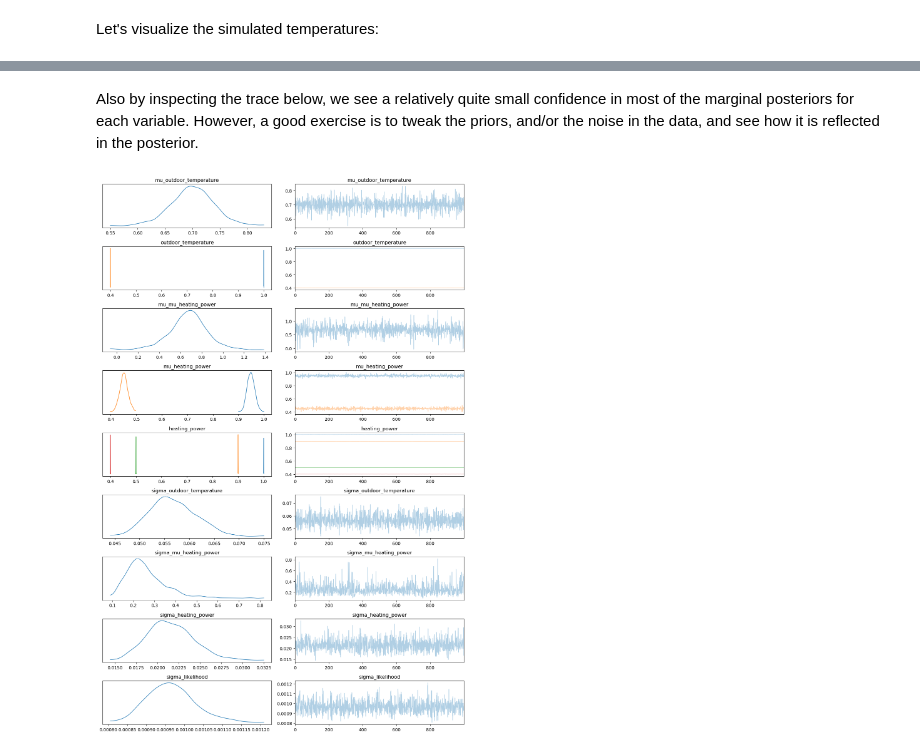
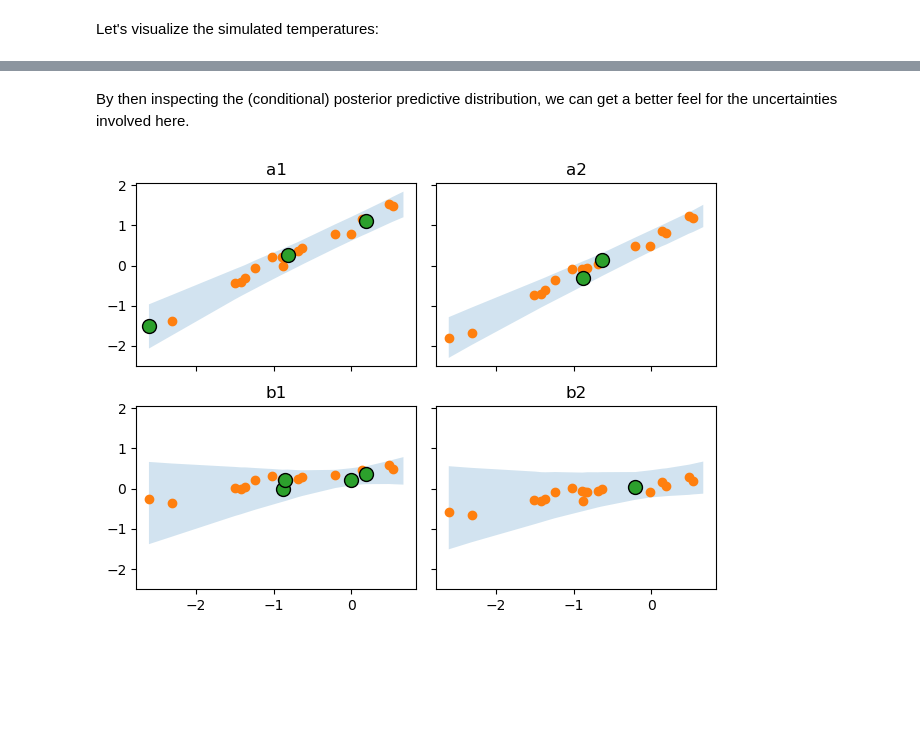
Before and after one commit to FraunhoferChalmersCentre/sakkara, a Jupyter notebook: examples/heating.ipynb, the cells around one changed output, grey strips where cells are left out. Drawn from its saved outputs; the diff is of its cells as text; code cells hidden in the pictures; blank space fills up the shorter version.

```diff
--- a/examples/heating.ipynb
+++ b/examples/heating.ipynb
@@ -58,10 +60,13 @@ We will consider regression problem of one time step ahead, meaning the linear r
 import matplotlib.pyplot as plt
 
 df['y'] = df.groupby('room')['indoor_temperature'].diff()
-df = df.dropna()
+sample_df = df.dropna().sample(n=10, random_state=rng())
 
 for k, g in df.groupby('room'):
-    plt.scatter(g['outdoor_temperature'], g['y'], label=k)
+    plt.scatter(g['outdoor_temperature'], g['y'], label=k, alpha=.5)
+plt.gca().set_prop_cycle(None)
+for k, g in sample_df.groupby('room'):
+    plt.scatter(g['outdoor_temperature'], g['y'], s=100, linewidths=1, edgecolors='k')
 plt.legend(title='Room')
 plt.show()
 # %% [output]
@@ -157,9 +153,33 @@ sigma_likelihood             0.001
 Name: mean, dtype: float64
-# %% [markdown]
-Also by inspecting the trace below, we see a relatively quite small confidence in most of the marginal posteriors for each variable. However, a good exercise is to tweak the priors, and/or the noise in the data, and see how it is reflected in the posterior.
-# %%
-az.plot_trace(idata)
-plt.tight_layout()
-plt.show()
-# %% [output]
-[figure, removed]
+# %% [markdown]
+By then inspecting the (conditional) posterior predictive distribution, we can get a better feel for the uncertainties involved here.
+# %%
+intercepts = approx.sample(1000).posterior['heating_power'].to_dataframe()
+coeffs = approx.sample(1000).posterior['outdoor_temperature'].to_dataframe()
+
+fig, axes = plt.subplots(2, 2, sharex=True, sharey=True)
+
+for ax, (k, room_df), (_, room_sample) in zip(axes.flatten(), df.groupby('room'), sample_df.groupby('room')):
+    room = k
+    building = k[0]
+
+    room_intercepts = intercepts.loc[:, :, room].values.flatten()
+
+    room_coeffs = coeffs.loc[:, :, building].values.flatten()
+
+    room_df = room_df.sort_values(by='outdoor_temperature')
+    y_min = pd.Series(index=room_df.index, dtype=float)
+    y_max = pd.Series(index=room_df.index, dtype=float)
+    for i, out_temp in room_df.loc[:, 'outdoor_temperature'].items():
+        y = out_temp * room_coeffs + room_intercepts
+        y_min[i] = np.percentile(y, 1)
+        y_max[i] = np.percentile(y, 99)
+    ax.fill_between(room_df['outdoor_temperature'], y_min, y_max, alpha=.2)
+    ax.scatter(room_df['outdoor_temperature'], room_df['y'])
+    ax.scatter(room_sample['outdoor_temperature'], room_sample['y'], s=100, linewidths=1, edgecolors='k')
+    ax.set_title(room)
+
+plt.tight_layout()
+plt.show()
+# %% [output]
+[figure, added]
```
Also changed, not shown: parts of 12 cells of this notebook, 11 other files.
